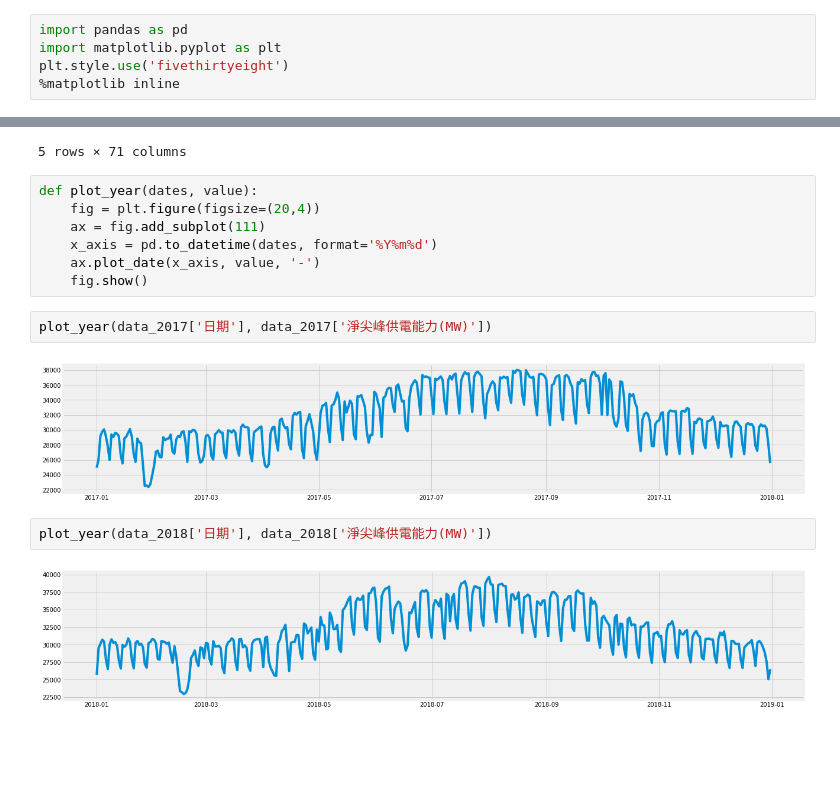
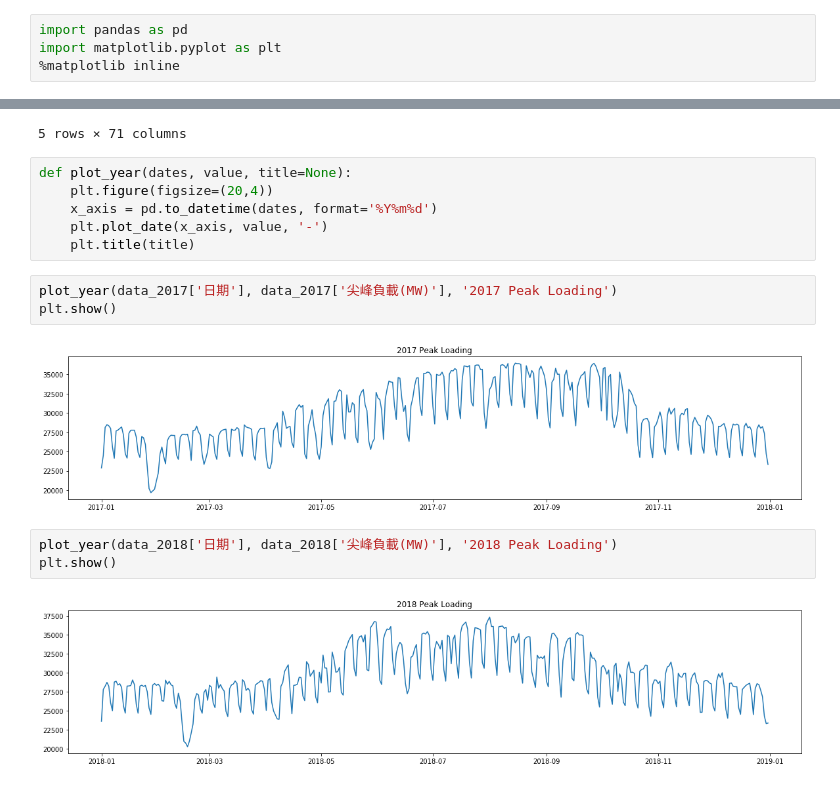
Before and after one commit to Jadezzz/Taipower_forecast, a Jupyter notebook: Exploratory data analysis.ipynb, the cells around one changed output, grey strips where cells are left out. Saved outputs shown, nothing was run; the diff lists cells and outputs as text; blank space fills up the shorter version.

```diff
--- a/Exploratory data analysis.ipynb
+++ b/Exploratory data analysis.ipynb
@@ -1,7 +1,6 @@
 # %%
 import pandas as pd
 import matplotlib.pyplot as plt
-plt.style.use('fivethirtyeight')
 %matplotlib inline
 # %% [markdown]
 ### Read Data into dataframe
@@ -62,17 +61,18 @@ data_2018.head()
 | 4 | 20180105 | 30401.0 | 28260 | 2141.0 | 7.58 | 337.418 | 228.211 | 0 | 0 | ... |
 5 rows × 71 columns
 # %%
-def plot_year(dates, value):
-    fig = plt.figure(figsize=(20,4))
-    ax = fig.add_subplot(111)
+def plot_year(dates, value, title=None):
+    plt.figure(figsize=(20,4))
     x_axis = pd.to_datetime(dates, format='%Y%m%d')
-    ax.plot_date(x_axis, value, '-')
-    fig.show()
+    plt.plot_date(x_axis, value, '-')
+    plt.title(title)
 # %%
-plot_year(data_2017['日期'], data_2017['淨尖峰供電能力(MW)'])
+plot_year(data_2017['日期'], data_2017['尖峰負載(MW)'], '2017 Peak Loading')
+plt.show()
 # %% [output]
-[figure, old version]
+[figure, new version]
 # %%
-plot_year(data_2018['日期'], data_2018['淨尖峰供電能力(MW)'])
+plot_year(data_2018['日期'], data_2018['尖峰負載(MW)'], '2018 Peak Loading')
+plt.show()
 # %% [output]
-[figure, old version]
+[figure, new version]
```
Also changed, not shown: parts of 4 cells of this notebook, 3 other files.
